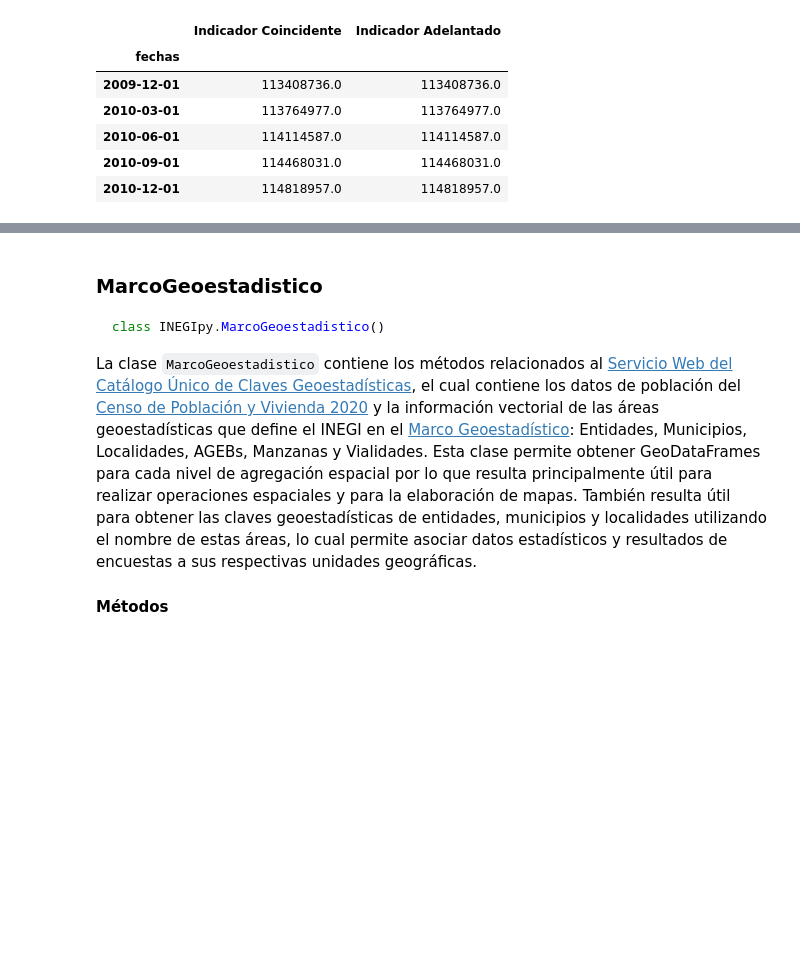
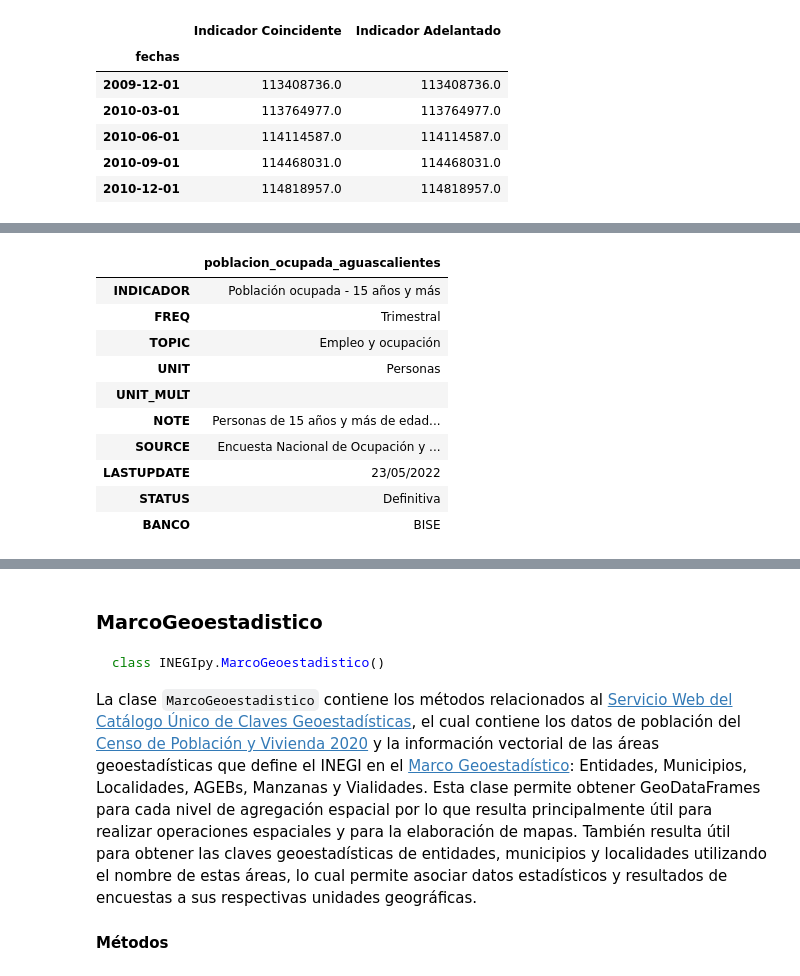
Before and after one commit to andreslomeliv/DatosMex, a Jupyter notebook: INEGIpy/README.ipynb, the cells around one changed output, grey strips where cells are left out. Saved outputs shown, nothing was run; the diff lists cells and outputs as text; code cells hidden in the pictures; blank space fills up the shorter version.

```diff
--- a/INEGIpy/README.ipynb
+++ b/INEGIpy/README.ipynb
@@ -143,0 +185,16 @@ display(df.head())
+# %%
+desc_metadatos = inegi.consulta_metadatos(metadatos)
+
+display(desc_metadatos)
+# %% [output]
+|  | poblacion_ocupada_aguascalientes |
+| INDICADOR | Población ocupada - 15 años y más |
+| FREQ | Trimestral |
+| TOPIC | Empleo y ocupación |
+| UNIT | Personas |
+| UNIT_MULT |  |
+| NOTE | Personas de 15 años y más de edad... |
+| SOURCE | Encuesta Nacional de Ocupación y ... |
+| LASTUPDATE | 23/05/2022 |
+| STATUS | Definitiva |
+| BANCO | BISE |
```
Also changed, not shown: parts of 5 cells of this notebook, 9 other files.
